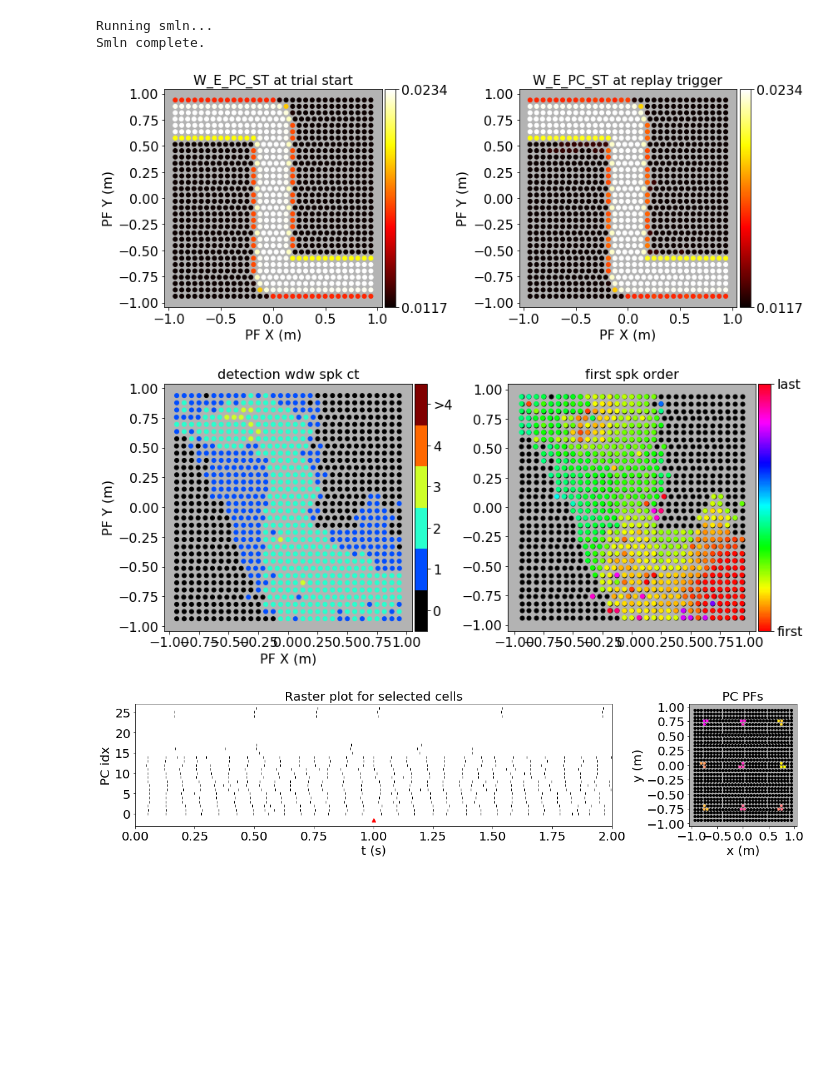
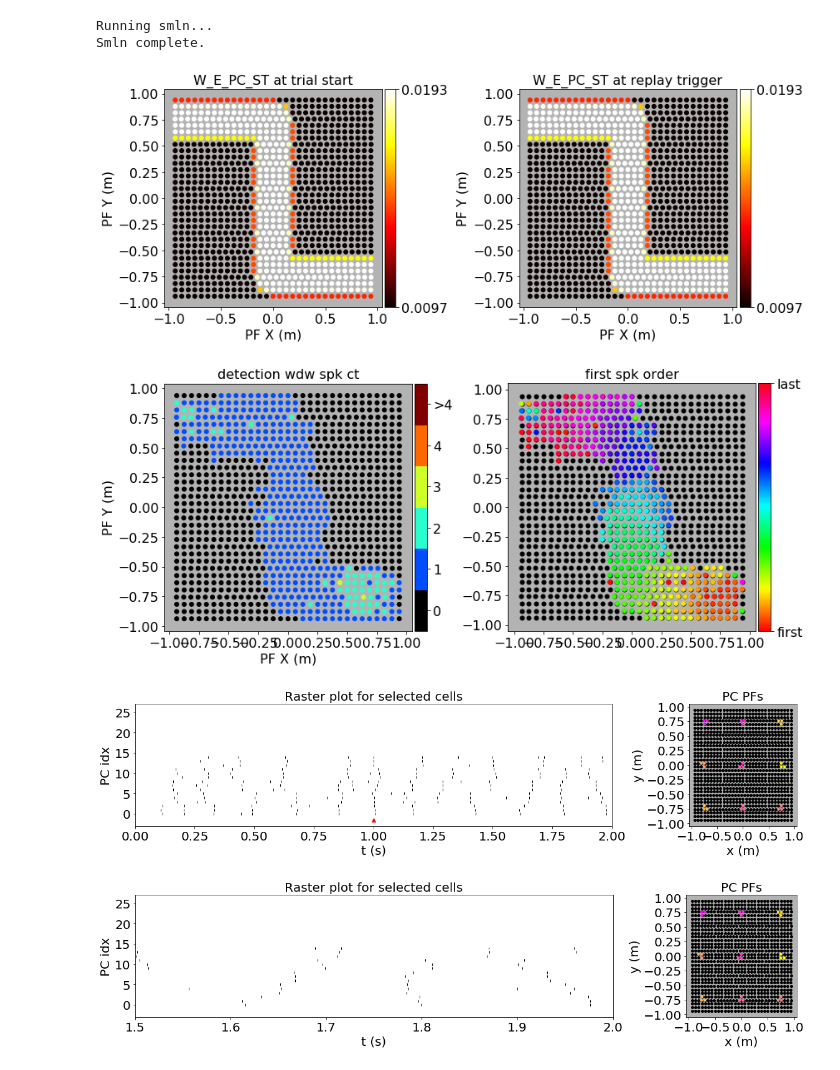
Before and after one commit to rkp8000/network_replay, a Jupyter notebook: 2A_seq_replay_search.ipynb, the cells around one changed output. Saved outputs shown, nothing was run; the diff lists cells and outputs as text; code cells hidden in the pictures; blank space fills up the shorter version.

```diff
--- a/2A_seq_replay_search.ipynb
+++ b/2A_seq_replay_search.ipynb
@@ -40,7 +41,7 @@ METRICS: {'avg_spk_ct_trj': 1.0135135135135136, 'frac_spk_trj': 0.19680851063829
 from db import make_session, d_models
 from seq_replay import plot, smln
 
-SMLN_RSLT_ID = 233
+SMLN_RSLT_ID = 335  #233
 
 session = make_session()
 smln_rslt = session.query(d_models.SmlnRslt).get(SMLN_RSLT_ID)
@@ -56,20 +57,29 @@ print('Smln complete.')
 # %% [output]
 Running smln...
 Smln complete.
-# %%
-# make plot
-plot.heat_maps(rslt);
-# %% [output]
-[figure, removed]
-[figure, removed]
 # %%
+# make plots
+plot.heat_maps(rslt, (1.82, 2));
+
 plot.raster(
     rslt,
     xys=[
     (-.75, .75), (0, .75), (0, 0), (0, -.75), (.75, -.75),  # trj
     (-.75, 0), (-.75, -.75), (.75, .75), (.75, 0),  # non-trj
     ],
     nearest=3,
     epoch='replay');
+
+plot.raster(
+    rslt,
+    xys=[
+    (-.75, .75), (0, .75), (0, 0), (0, -.75), (.75, -.75),  # trj
+    (-.75, 0), (-.75, -.75), (.75, .75), (.75, 0),  # non-trj
+    ],
+    nearest=3,
+    epoch=(1.5, 2));
 # %% [output]
-[figure, old version]
+[figure, new version]
+[figure, added]
+[figure, added]
+[figure, added]
```
Also changed, not shown: parts of 1 cell of this notebook.
